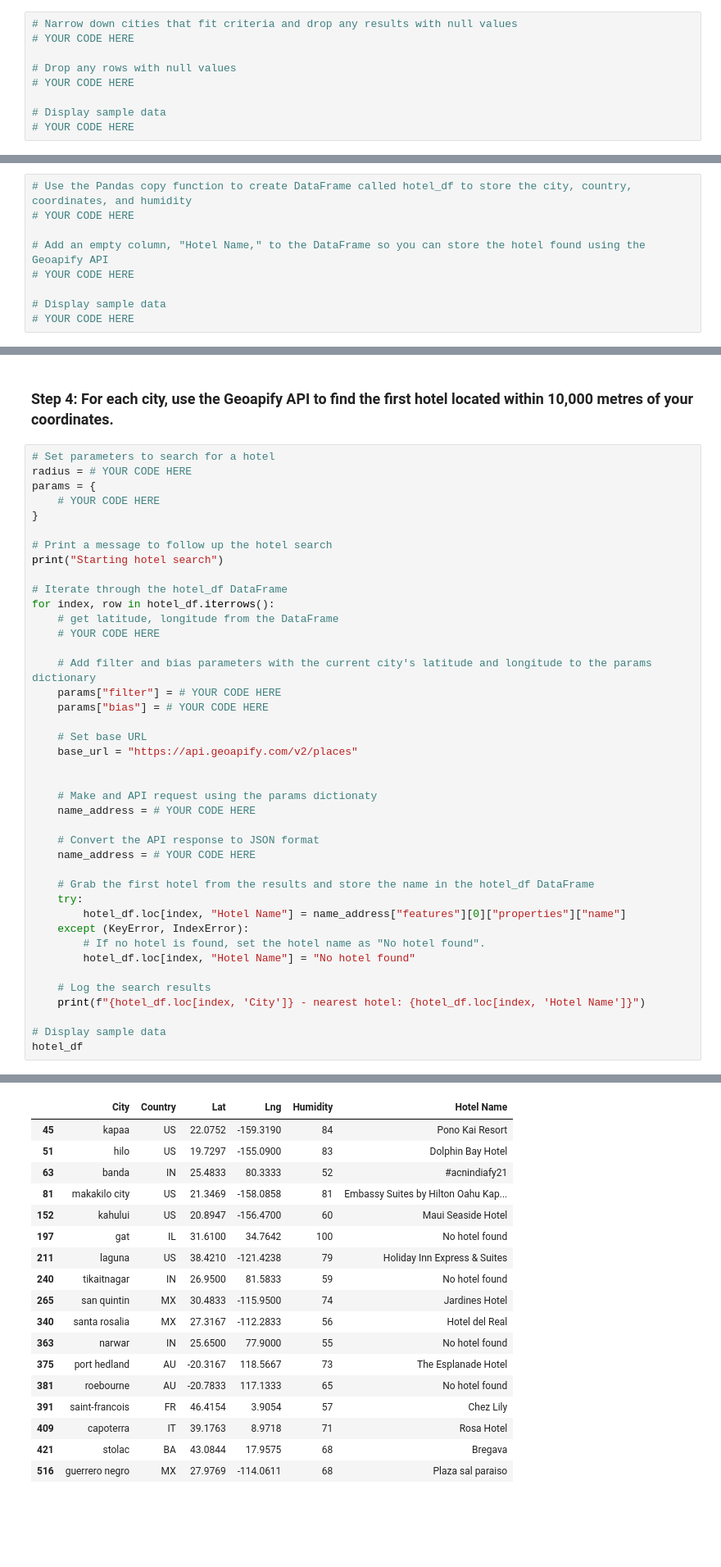
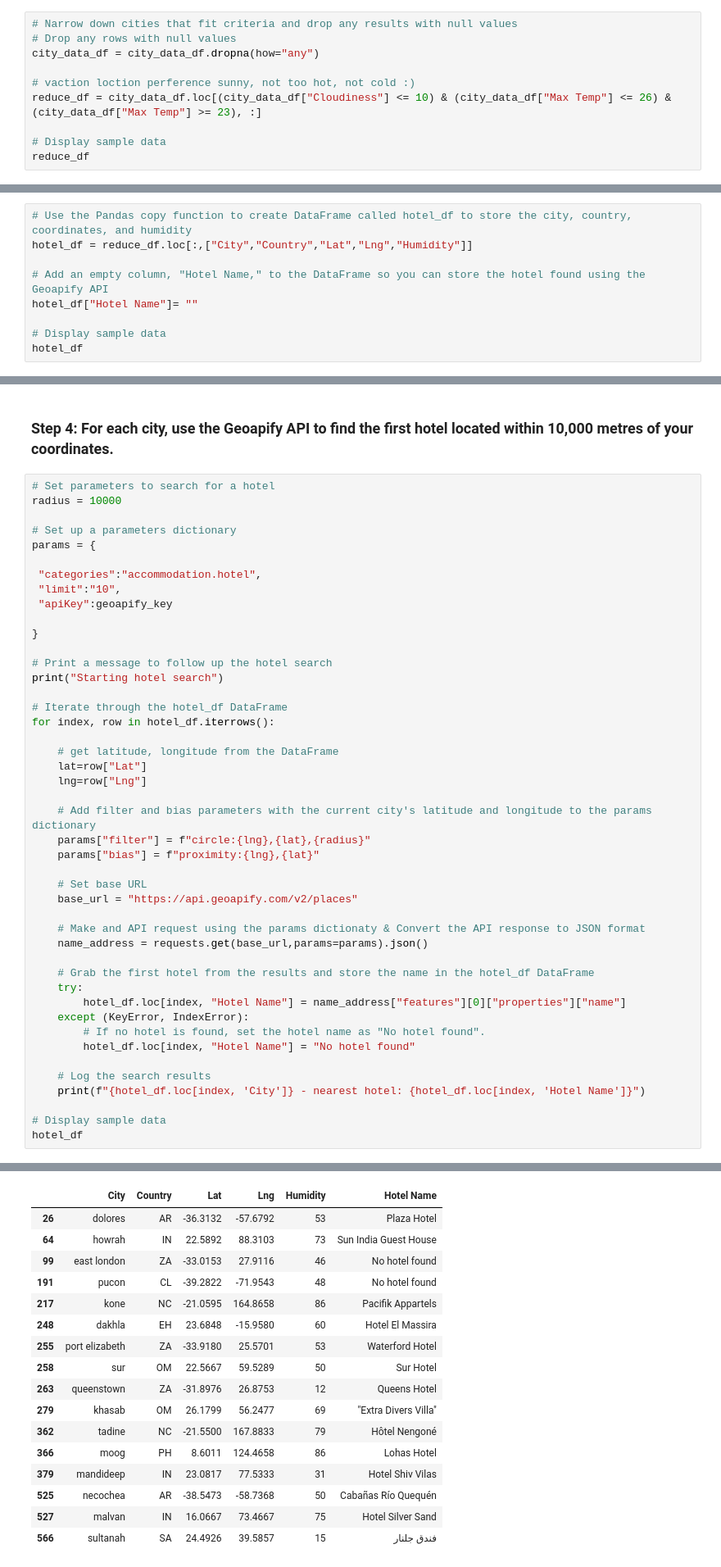
Before and after one commit to vanillatyy1/6_Python-APIs, a Jupyter notebook: starter_code/VacationPy.ipynb, the cells around one changed output, grey strips where cells are left out. Shown at 82% size. Cells and saved outputs as stored; diff of their text form; blank space fills up the shorter version.

```diff
--- a/starter_code/VacationPy.ipynb
+++ b/starter_code/VacationPy.ipynb
@@ -49,12 +49,13 @@ city_map
 ### Step 2: Narrow down the `city_data_df` DataFrame to find your ideal weather condition
 # %%
 # Narrow down cities that fit criteria and drop any results with null values
-# YOUR CODE HERE
+# Drop any rows with null values
+city_data_df = city_data_df.dropna(how="any")
 
-# Drop any rows with null values
-# YOUR CODE HERE
+# vaction loction perference sunny, not too hot, not cold :)
+reduce_df = city_data_df.loc[(city_data_df["Cloudiness"] <= 10) & (city_data_df["Max Temp"] <= 26) & (city_data_df["Max Temp"] >= 23), :]
 
 # Display sample data
-# YOUR CODE HERE
+reduce_df
 # %% [output]
 |  | City_ID | City | Lat | Lng | Max Temp | Humidity | Cloudiness | Wind Speed | Country | Date |
@@ -79,12 +79,12 @@ city_map
 ### Step 3: Create a new DataFrame called `hotel_df`.
 # %%
 # Use the Pandas copy function to create DataFrame called hotel_df to store the city, country, coordinates, and humidity
-# YOUR CODE HERE
+hotel_df = reduce_df.loc[:,["City","Country","Lat","Lng","Humidity"]]
 
 # Add an empty column, "Hotel Name," to the DataFrame so you can store the hotel found using the Geoapify API
-# YOUR CODE HERE
+hotel_df["Hotel Name"]= ""
 
 # Display sample data
-# YOUR CODE HERE
+hotel_df
 # %% [output]
 |  | City | Country | Lat | Lng | Humidity | Hotel Name |
@@ -109,9 +108,15 @@ city_map
 ### Step 4: For each city, use the Geoapify API to find the first hotel located within 10,000 metres of your coordinates.
 # %%
 # Set parameters to search for a hotel
-radius = # YOUR CODE HERE
+radius = 10000
+
+# Set up a parameters dictionary
 params = {
-    # YOUR CODE HERE
+
+ "categories":"accommodation.hotel",
+ "limit":"10",
+ "apiKey":geoapify_key
+
 }
 
 # Print a message to follow up the hotel search
@@ -119,22 +124,20 @@ print("Starting hotel search")
 
 # Iterate through the hotel_df DataFrame
 for index, row in hotel_df.iterrows():
+
     # get latitude, longitude from the DataFrame
-    # YOUR CODE HERE
+    lat=row["Lat"]
+    lng=row["Lng"]
 
     # Add filter and bias parameters with the current city's latitude and longitude to the params dictionary
-    params["filter"] = # YOUR CODE HERE
-    params["bias"] = # YOUR CODE HERE
+    params["filter"] = f"circle:{lng},{lat},{radius}"
+    params["bias"] = f"proximity:{lng},{lat}"
 
     # Set base URL
     base_url = "https://api.geoapify.com/v2/places"
 
-
-    # Make and API request using the params dictionaty
-    name_address = # YOUR CODE HERE
-
-    # Convert the API response to JSON format
-    name_address = # YOUR CODE HERE
+    # Make and API request using the params dictionaty & Convert the API response to JSON format
+    name_address = requests.get(base_url,params=params).json()
 
     # Grab the first hotel from the results and store the name in the hotel_df DataFrame
     try:
@@ -170,20 +172,19 @@ guerrero negro - nearest hotel: Plaza sal paraiso
 |  | City | Country | Lat | Lng | Humidity | Hotel Name |
-| 45 | kapaa | US | 22.0752 | -159.3190 | 84 | Pono Kai Resort |
-| 51 | hilo | US | 19.7297 | -155.0900 | 83 | Dolphin Bay Hotel |
-| 63 | banda | IN | 25.4833 | 80.3333 | 52 | #acnindiafy21 |
-| 81 | makakilo city | US | 21.3469 | -158.0858 | 81 | Embassy Suites by Hilton Oahu Kap... |
-| 152 | kahului | US | 20.8947 | -156.4700 | 60 | Maui Seaside Hotel |
-| 197 | gat | IL | 31.6100 | 34.7642 | 100 | No hotel found |
-| 211 | laguna | US | 38.4210 | -121.4238 | 79 | Holiday Inn Express & Suites |
-| 240 | tikaitnagar | IN | 26.9500 | 81.5833 | 59 | No hotel found |
-| 265 | san quintin | MX | 30.4833 | -115.9500 | 74 | Jardines Hotel |
-| 340 | santa rosalia | MX | 27.3167 | -112.2833 | 56 | Hotel del Real |
-| 363 | narwar | IN | 25.6500 | 77.9000 | 55 | No hotel found |
-| 375 | port hedland | AU | -20.3167 | 118.5667 | 73 | The Esplanade Hotel |
-| 381 | roebourne | AU | -20.7833 | 117.1333 | 65 | No hotel found |
-| 391 | saint-francois | FR | 46.4154 | 3.9054 | 57 | Chez Lily |
-| 409 | capoterra | IT | 39.1763 | 8.9718 | 71 | Rosa Hotel |
-| 421 | stolac | BA | 43.0844 | 17.9575 | 68 | Bregava |
-| 516 | guerrero negro | MX | 27.9769 | -114.0611 | 68 | Plaza sal paraiso |
+| 26 | dolores | AR | -36.3132 | -57.6792 | 53 | Plaza Hotel |
+| 64 | howrah | IN | 22.5892 | 88.3103 | 73 | Sun India Guest House |
+| 99 | east london | ZA | -33.0153 | 27.9116 | 46 | No hotel found |
+| 191 | pucon | CL | -39.2822 | -71.9543 | 48 | No hotel found |
+| 217 | kone | NC | -21.0595 | 164.8658 | 86 | Pacifik Appartels |
+| 248 | dakhla | EH | 23.6848 | -15.9580 | 60 | Hotel El Massira |
+| 255 | port elizabeth | ZA | -33.9180 | 25.5701 | 53 | Waterford Hotel |
+| 258 | sur | OM | 22.5667 | 59.5289 | 50 | Sur Hotel |
+| 263 | queenstown | ZA | -31.8976 | 26.8753 | 12 | Queens Hotel |
+| 279 | khasab | OM | 26.1799 | 56.2477 | 69 | "Extra Divers Villa" |
+| 362 | tadine | NC | -21.5500 | 167.8833 | 79 | Hôtel Nengoné |
+| 366 | moog | PH | 8.6011 | 124.4658 | 86 | Lohas Hotel |
+| 379 | mandideep | IN | 23.0817 | 77.5333 | 31 | Hotel Shiv Vilas |
+| 525 | necochea | AR | -38.5473 | -58.7368 | 50 | Cabañas Río Quequén |
+| 527 | malvan | IN | 16.0667 | 73.4667 | 75 | Hotel Silver Sand |
+| 566 | sultanah | SA | 24.4926 | 39.5857 | 15 | فندق جلنار |
 # %% [markdown]
 ### Step 5: Add the hotel name and the country as additional information in the hover message for each city in the map.
```
Also changed, not shown: parts of 8 cells of this notebook, 1 other file.
